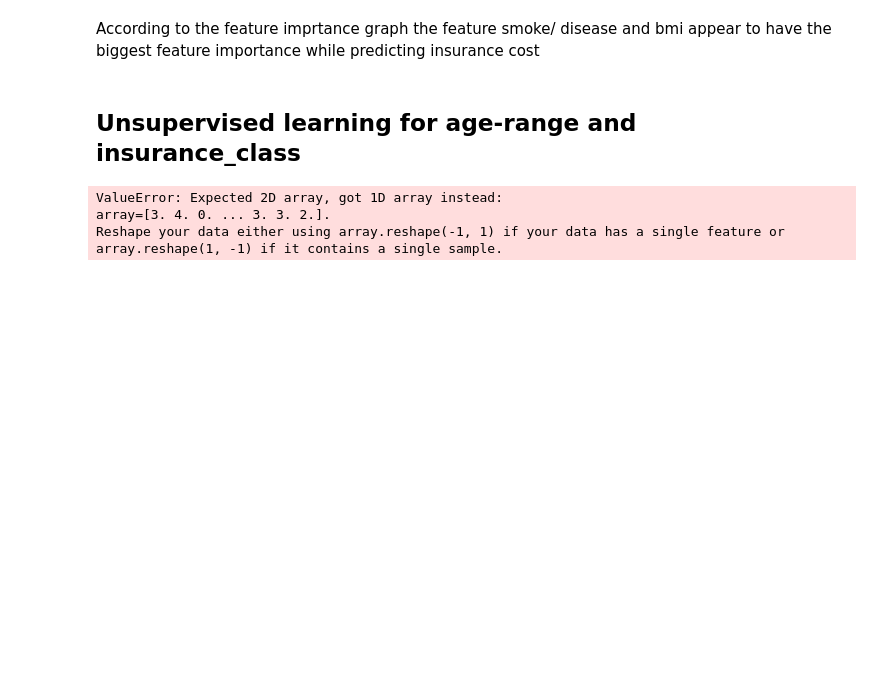
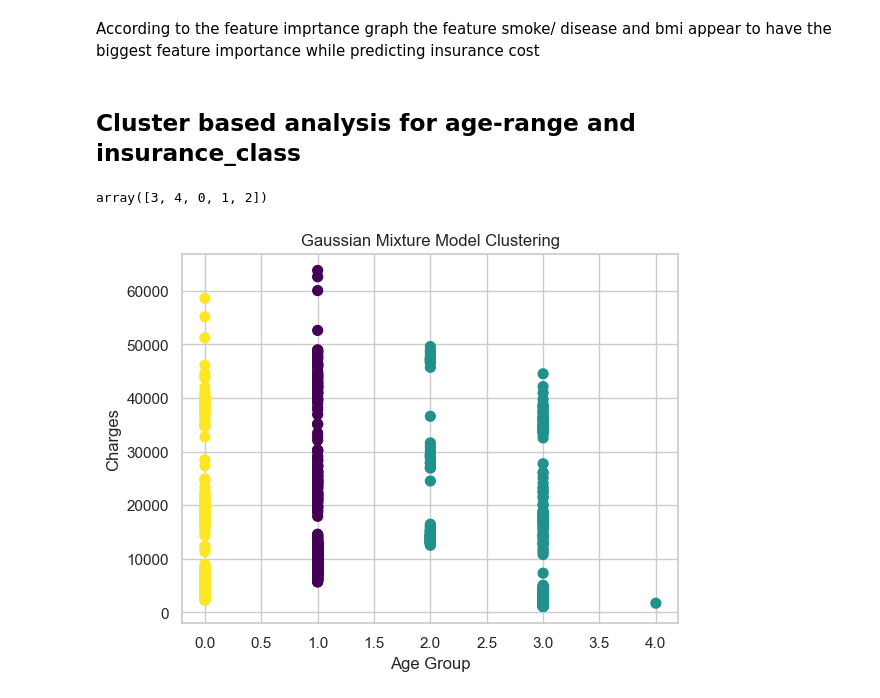
Before and after one commit to Rakshya8/Medical_prediction, a Jupyter notebook: medical insurance.ipynb, the cells around one changed output. Saved outputs shown, nothing was run; the diff lists cells and outputs as text; code cells hidden in the pictures; blank space fills up the shorter version.

```diff
--- a/medical insurance.ipynb
+++ b/medical insurance.ipynb
@@ -902,21 +900,38 @@ plt.show()
 # %% [markdown]
 According to the feature imprtance graph the feature smoke/ disease and bmi appear to have the biggest feature importance while predicting insurance cost
 # %% [markdown]
-## Unsupervised learning for age-range and insurance_class
+## Cluster based analysis for age-range and insurance_class
-# %%
-import pandas as pd
-import numpy as np
-from sklearn.mixture import GaussianMixture
-n_samples_1 = 1000
-n_samples_2 = 100
-centers = [[0.0, 0.0], [5.0, 5.0]]
-clusters_std = [1.5, 0.5]
-X, y = df['age_group'], df['charges']
-gmm = GaussianMixture(n_components=3, covariance_type='full', random_state=0)
-gmm.fit(X)
-y_gmm = gmm.predict(X)
-plt.scatter(X[:, 0], X[:, 1], c=y_gmm, s=50, cmap='viridis')
-# %% [output]
-ValueError: Expected 2D array, got 1D array instead:
-array=[3. 4. 0. ... 3. 3. 2.].
-Reshape your data either using array.reshape(-1, 1) if your data has a single feature or array.reshape(1, -1) if it contains a single sample.
+# %%
+df['age_group'].unique()
+# %% [output]
+array([3, 4, 0, 1, 2])
+# %%
+import pandas as pd
+import numpy as np
+from sklearn.mixture import GaussianMixture
+import matplotlib.pyplot as plt
+
+# Assuming you have a DataFrame 'df' with columns 'age_group' and 'charges'
+df['age_group'] = df['age_group'].astype(int)  # Convert age_group to integers
+
+X = df['age_group'].values.reshape(-1, 1)
+
+# Experiment with different numbers of components
+n_components = 3  # Adjust this value
+gmm = GaussianMixture(n_components=n_components, covariance_type='full', random_state=0)
+gmm.fit(X)
+
+# Predict labels
+y_gmm = gmm.predict(X)
+
+# Create a colormap based on the number of components
+colors = plt.cm.viridis(np.linspace(0, 1, n_components))
+
+# Scatter plot with customized colors
+plt.scatter(df['age_group'], df['charges'], c=colors[y_gmm], s=50)
+plt.xlabel('Age Group')
+plt.ylabel('Charges')
+plt.title('Gaussian Mixture Model Clustering')
+plt.show()
+# %% [output]
+[figure, added]
```
Also changed, not shown: parts of 2 cells of this notebook.
